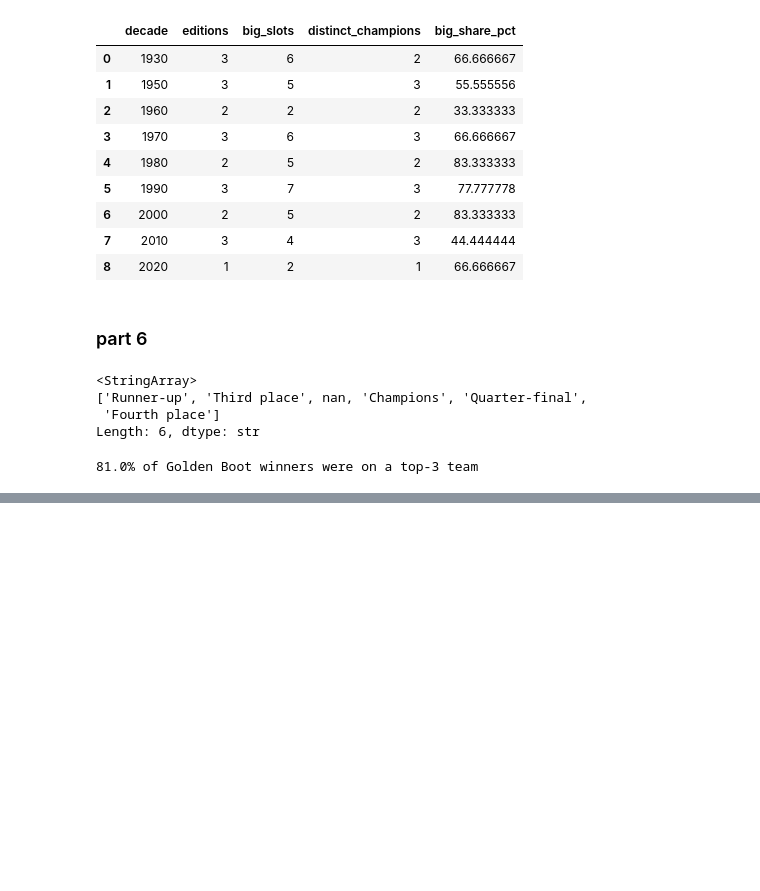
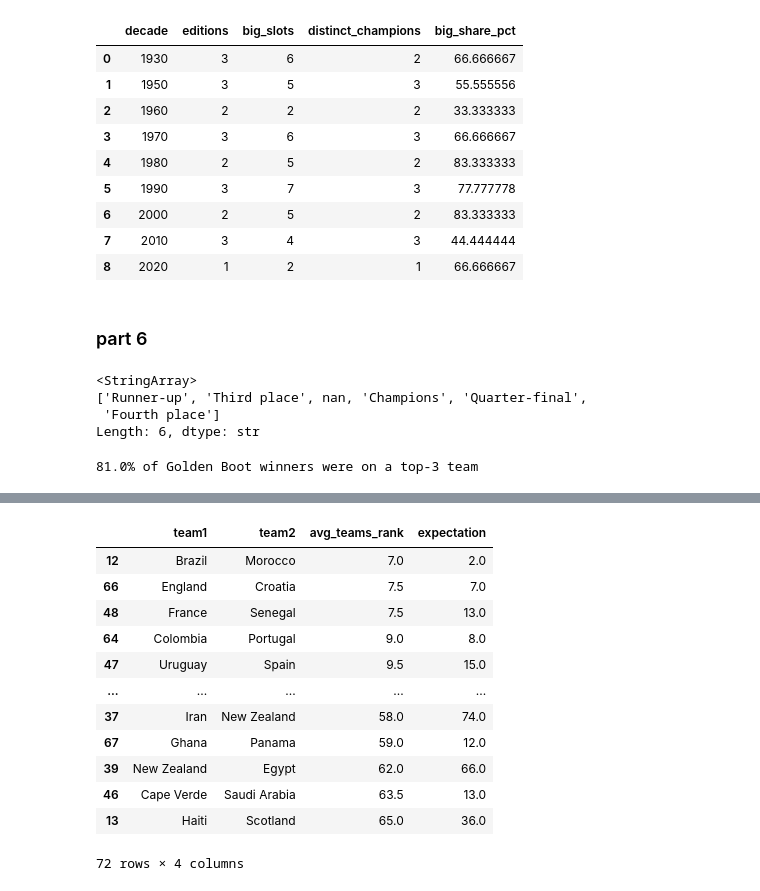
Before and after one commit to iMohamed-XD/Tamkeen, a Jupyter notebook: 5-data_project/Analytics.ipynb, the cells around one changed output, grey strips where cells are left out. Drawn from its saved outputs; the diff is of its cells as text; code cells hidden in the pictures; blank space fills up the shorter version.

```diff
--- a/5-data_project/Analytics.ipynb
+++ b/5-data_project/Analytics.ipynb
@@ -449,0 +483,21 @@ px.imshow(corr, text_auto=".2f", color_continuous_scale="RdBu_r", zmin=-1, zmax=
+# %%
+match_expectations = df_fixtures[df_fixtures["stage"] == "Group Stage"]
+match_expectations["expectation"] = abs(match_expectations["team1_fifa_rank"] - match_expectations["team2_fifa_rank"])
+match_expectations["avg_teams_rank"] = (match_expectations["team1_fifa_rank"] + match_expectations["team2_fifa_rank"]) / 2
+# %%
+match_expectations[["team1","team2","avg_teams_rank", "expectation"]].sort_values(["avg_teams_rank", "expectation"],ascending=True)
+# top matches according to both 1- diff between ranks and 2- mean of said ranks
+# %% [output]
+|  | team1 | team2 | avg_teams_rank | expectation |
+| 12 | Brazil | Morocco | 7.0 | 2.0 |
+| 66 | England | Croatia | 7.5 | 7.0 |
+| 48 | France | Senegal | 7.5 | 13.0 |
+| 64 | Colombia | Portugal | 9.0 | 8.0 |
+| 47 | Uruguay | Spain | 9.5 | 15.0 |
+| ... | ... | ... | ... | ... |
+| 37 | Iran | New Zealand | 58.0 | 74.0 |
+| 67 | Ghana | Panama | 59.0 | 12.0 |
+| 39 | New Zealand | Egypt | 62.0 | 66.0 |
+| 46 | Cape Verde | Saudi Arabia | 63.5 | 13.0 |
+| 13 | Haiti | Scotland | 65.0 | 36.0 |
+72 rows × 4 columns
```
Also changed, not shown: parts of 8 cells of this notebook, 2 other files.
